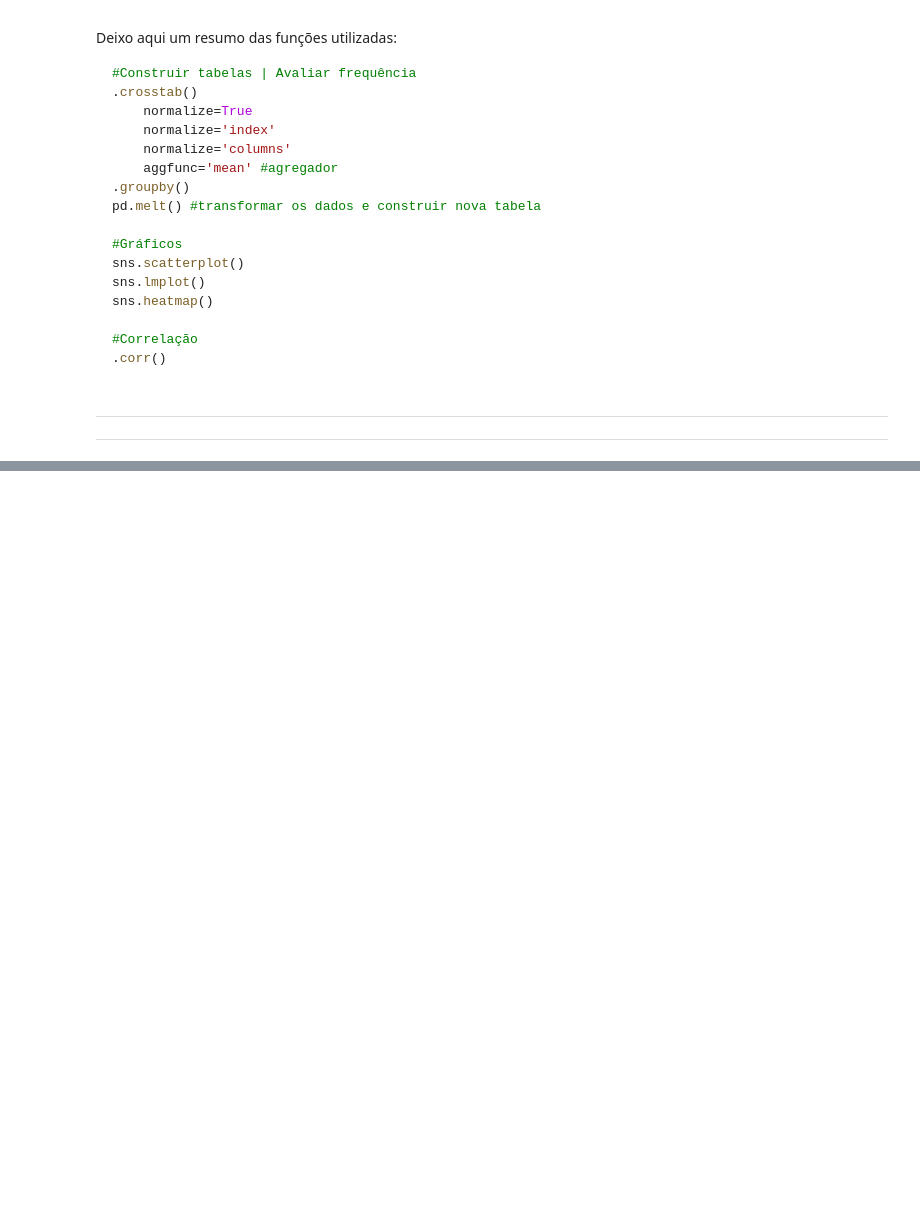
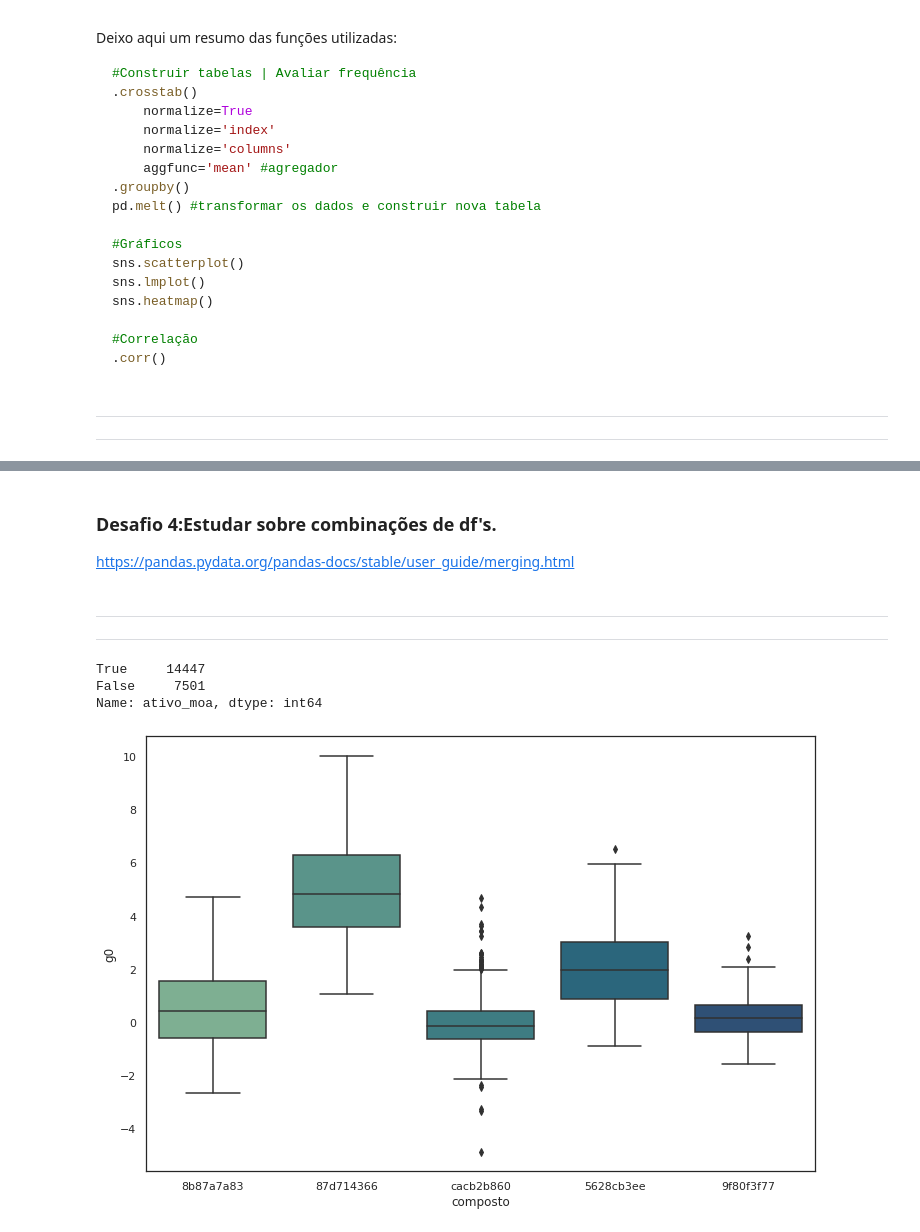
Before and after one commit to CarolineOlive/Imersao-Dados-2021, a Jupyter notebook: Imersao_dados_3_2021.ipynb, the cells around one changed output, grey strips where cells are left out. Saved outputs shown, nothing was run; the diff lists cells and outputs as text; code cells hidden in the pictures; blank space fills up the shorter version.

```diff
--- a/Imersao_dados_3_2021.ipynb
+++ b/Imersao_dados_3_2021.ipynb
@@ -1052,0 +1368,4 @@ sns.heatmap()
+# %%
+#trasnformando a variável 'tempo' em 3 novas variáveis binárias
+dados_combinados = pd.get_dummies(dados_combinados, columns=['tempo'])
+dados_combinados.head()
@@ -1052,0 +1380,27 @@ sns.heatmap()
+# %% [markdown]
+### Desafio 4:Estudar sobre combinações de df's.
+
+https://pandas.pydata.org/pandas-docs/stable/user_guide/merging.html
+# %% [markdown]
+
+
+---
+
+
+
+---
+# %%
+#verificando se os experimentos controle tiveram alguma ativação
+dados_combinados.query('tratamento == "com_droga"')['ativo_moa'].value_counts()
+# %% [output]
+True     14447
+False     7501
+Name: ativo_moa, dtype: int64
+# %%
+composto_principal = dados_combinados['composto'].value_counts().index[:5]
+plt.figure(figsize=(12,8))
+palette = sns.color_palette("light:#5A9", as_cmap=True)
+sns.boxplot(data = dados_combinados.query('composto in @composto_principal'), y='g0', x='composto', palette=sns.color_palette('crest', n_colors=5))
+plt.show()
+# %% [output]
+[figure, added]
```
Also changed, not shown: parts of 89 cells of this notebook.
